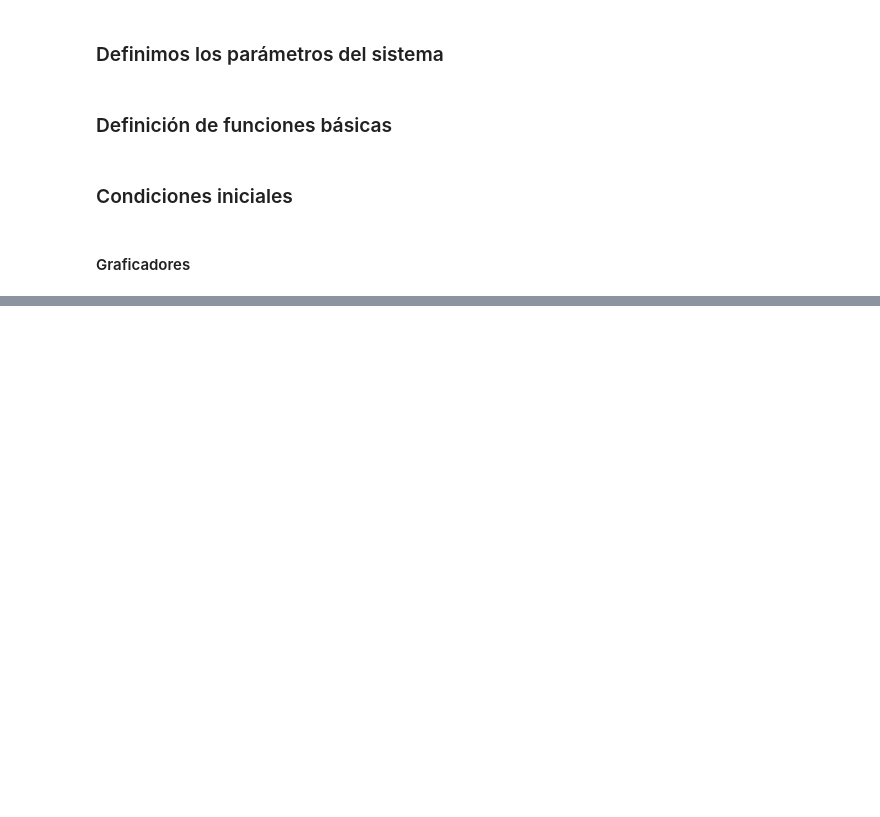
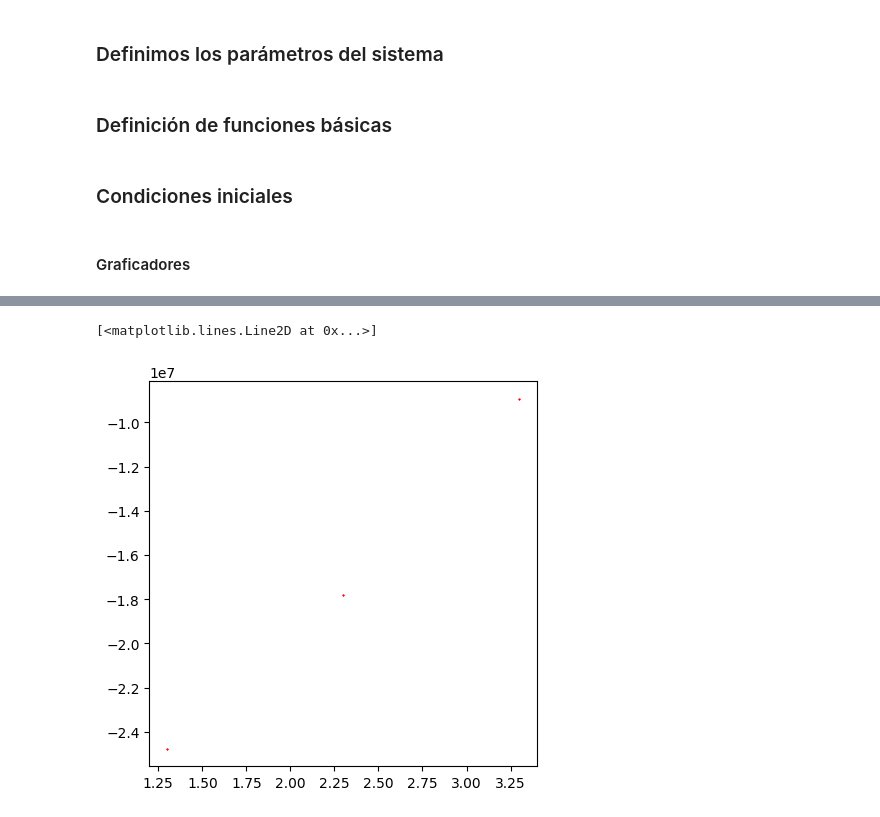
Before and after one commit to javierfeijoom/Simulaciones-Computacionales, a Jupyter notebook: Practica-4/Ising2D_Montecarlo.ipynb, the cells around one changed output, grey strips where cells are left out. Cells and saved outputs as stored; diff of their text form; code cells hidden in the pictures; blank space fills up the shorter version.

```diff
--- a/Practica-4/Ising2D_Montecarlo.ipynb
+++ b/Practica-4/Ising2D_Montecarlo.ipynb
@@ -94,0 +99,7 @@ plt.show()
+# %%
+NT = 3 # Intervalos de Energía
+TemperatureRange = [1.3,3.3]   #Rangos de Temperatura
+pasosequilibrio = 10       #Pasos Montecarlo para equilibrar
+pasoscalculo = 50          #Pasos Montecarlo para calcular
+TT = np.linspace(TemperatureRange[0],TemperatureRange[1],NT)      ##Listado de temperaturas
+E,M= np.zeros(NT), np.zeros(NT)
@@ -94,0 +108,22 @@ plt.show()
+# %%
+#spins = np.random.choice([-1, 1], size=(L, L))
+#spins = np.ones((L, L))
+
+for t in range(NT):
+    spins = np.ones((L, L))
+    Ener = 0
+    Magnet = 0
+
+    for i in range(pasosequilibrio):
+        N = lista_aleatorios(L)
+        for k in range(len(N)):
+            metropolis(spins,TT[t],N[k])
+
+    for i in range(pasoscalculo):
+        N = lista_aleatorios(L)
+        for k in range(len(N)):
+            metropolis(spins,TT[t],N[k])
+            Ener += calcular_energia(spins)
+            Magnet += calcular_magnetizacion(spins)
+    E[t]= Ener/pasoscalculo
+    M[t]= Magnet/pasoscalculo
@@ -94,0 +134,6 @@ plt.show()
+# %%
+plt.figure(figsize=(5, 5))
+plt.plot(TT,E,'r*',markersize=1)
+# %% [output]
+[<matplotlib.lines.Line2D at 0x...>]
+[figure, added]
```
Also changed, not shown: parts of 7 cells of this notebook.
